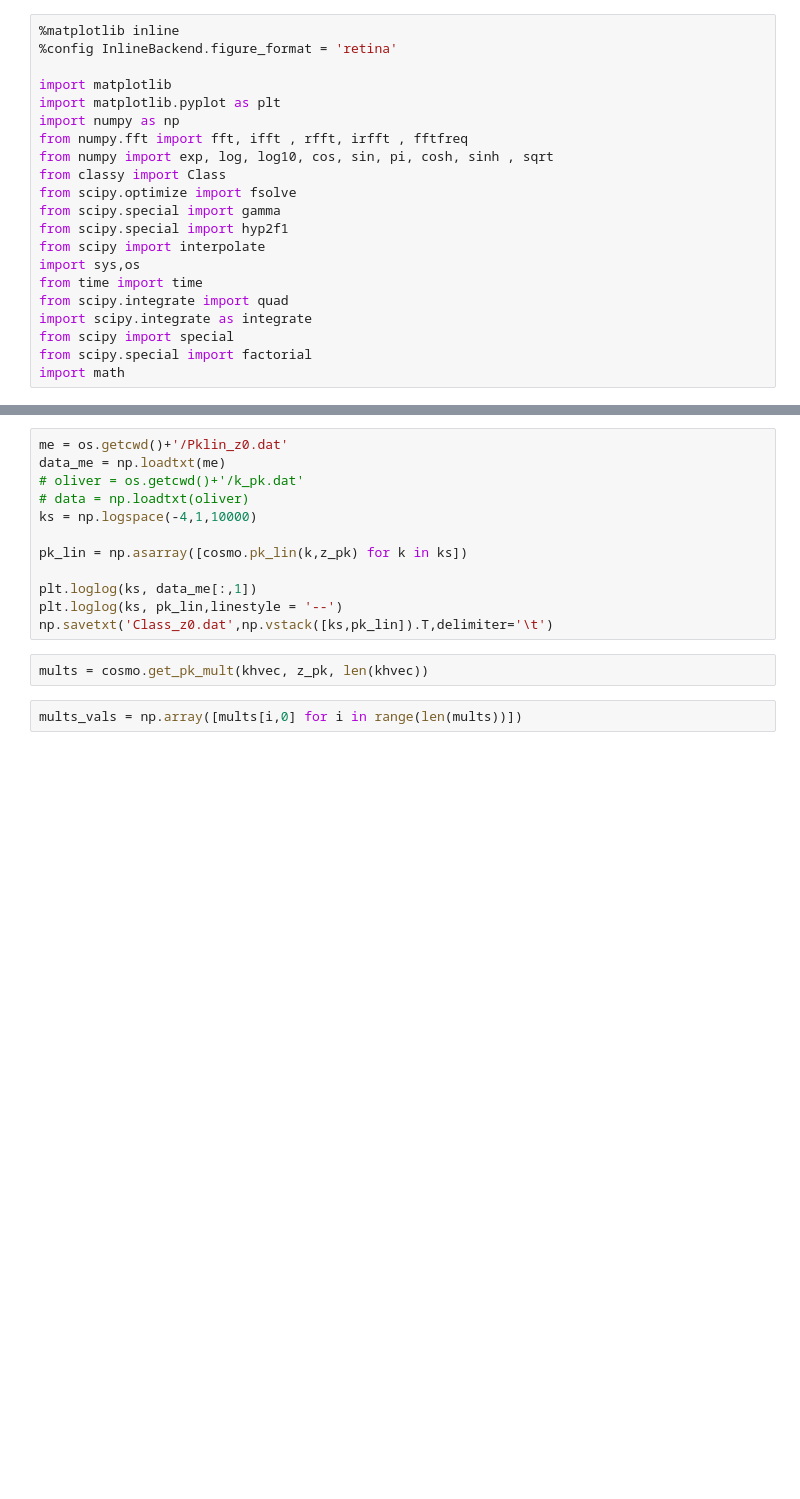
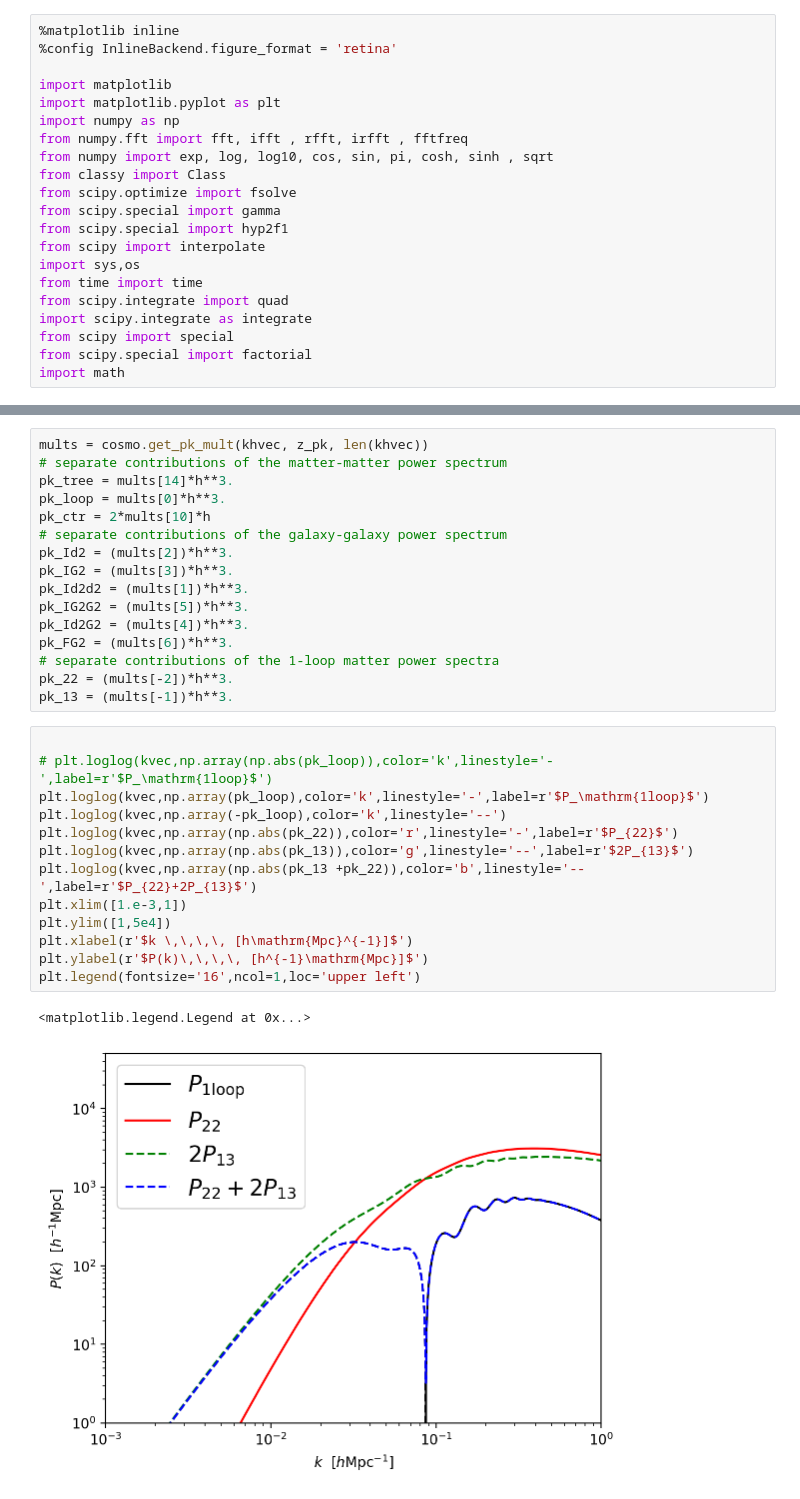
Before and after one commit to ys-yap/CLASS-PT, a Jupyter notebook: notebooks/Untitled.ipynb, the cells around one changed output, grey strips where cells are left out. Drawn from its saved outputs; the diff is of its cells as text; blank space fills up the shorter version.

```diff
--- a/notebooks/Untitled.ipynb
+++ b/notebooks/Untitled.ipynb
@@ -109,17 +105,33 @@ fig_Pk.tight_layout()
-# %%
-me = os.getcwd()+'/Pklin_z0.dat'
-data_me = np.loadtxt(me)
-# oliver = os.getcwd()+'/k_pk.dat'
-# data = np.loadtxt(oliver)
-ks = np.logspace(-4,1,10000)
-
-pk_lin = np.asarray([cosmo.pk_lin(k,z_pk) for k in ks])
-
-plt.loglog(ks, data_me[:,1])
-plt.loglog(ks, pk_lin,linestyle = '--')
-np.savetxt('Class_z0.dat',np.vstack([ks,pk_lin]).T,delimiter='\t')
 # %%
 mults = cosmo.get_pk_mult(khvec, z_pk, len(khvec))
+# separate contributions of the matter-matter power spectrum
+pk_tree = mults[14]*h**3.
+pk_loop = mults[0]*h**3.
+pk_ctr = 2*mults[10]*h
+# separate contributions of the galaxy-galaxy power spectrum
+pk_Id2 = (mults[2])*h**3.
+pk_IG2 = (mults[3])*h**3.
+pk_Id2d2 = (mults[1])*h**3.
+pk_IG2G2 = (mults[5])*h**3.
+pk_Id2G2 = (mults[4])*h**3.
+pk_FG2 = (mults[6])*h**3.
+# separate contributions of the 1-loop matter power spectra
+pk_22 = (mults[-2])*h**3.
+pk_13 = (mults[-1])*h**3.
-# %%
-mults_vals = np.array([mults[i,0] for i in range(len(mults))])
+# %%
+
+# plt.loglog(kvec,np.array(np.abs(pk_loop)),color='k',linestyle='-',label=r'$P_\mathrm{1loop}$')
+plt.loglog(kvec,np.array(pk_loop),color='k',linestyle='-',label=r'$P_\mathrm{1loop}$')
+plt.loglog(kvec,np.array(-pk_loop),color='k',linestyle='--')
+plt.loglog(kvec,np.array(np.abs(pk_22)),color='r',linestyle='-',label=r'$P_{22}$')
+plt.loglog(kvec,np.array(np.abs(pk_13)),color='g',linestyle='--',label=r'$2P_{13}$')
+plt.loglog(kvec,np.array(np.abs(pk_13 +pk_22)),color='b',linestyle='--',label=r'$P_{22}+2P_{13}$')
+plt.xlim([1.e-3,1])
+plt.ylim([1,5e4])
+plt.xlabel(r'$k \,\,\,\, [h\mathrm{Mpc}^{-1}]$')
+plt.ylabel(r'$P(k)\,\,\,\, [h^{-1}\mathrm{Mpc}]$')
+plt.legend(fontsize='16',ncol=1,loc='upper left')
+# %% [output]
+<matplotlib.legend.Legend at 0x...>
+[figure, added]
 # %%
```
Also changed, not shown: parts of 7 cells of this notebook, 9 other files.
